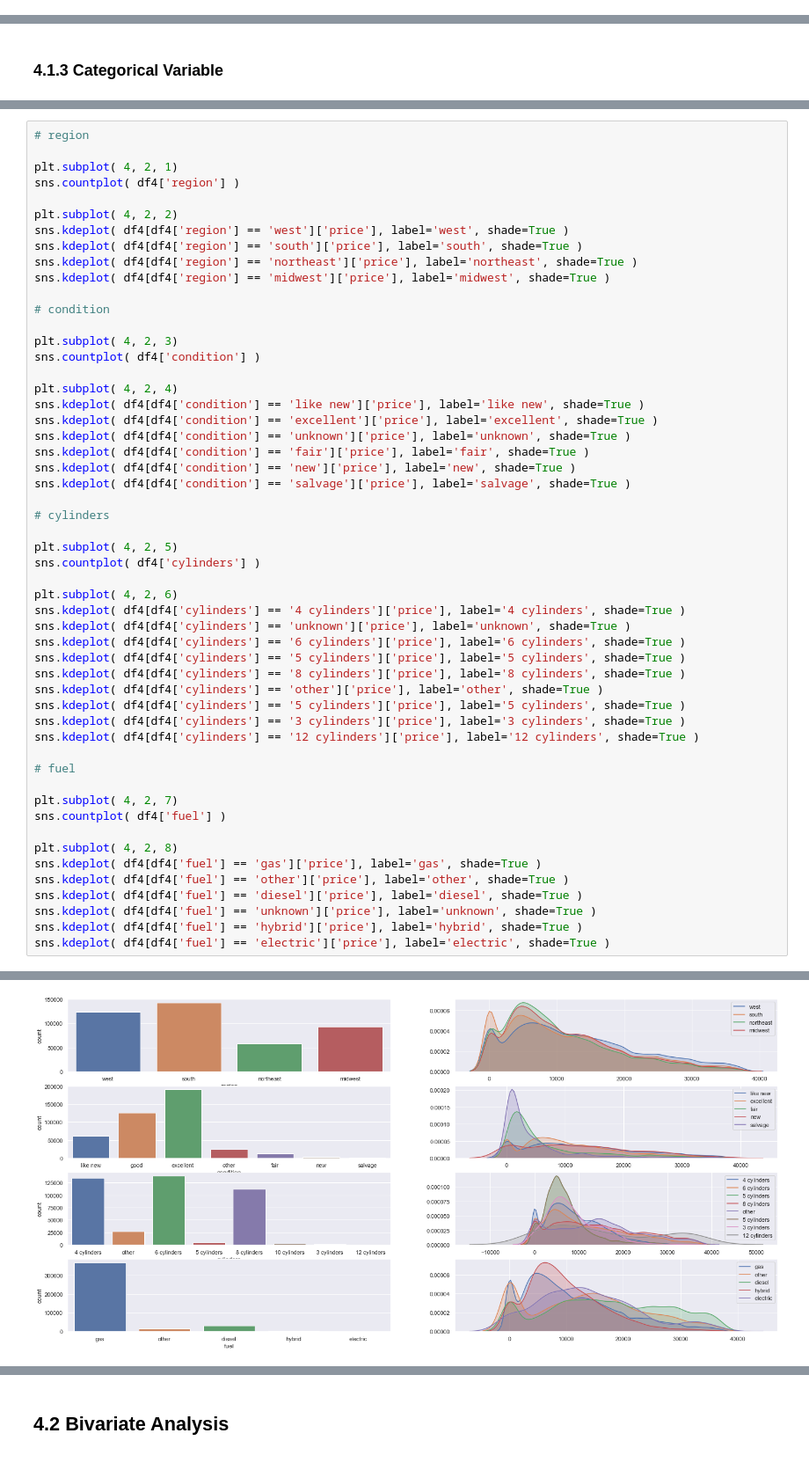
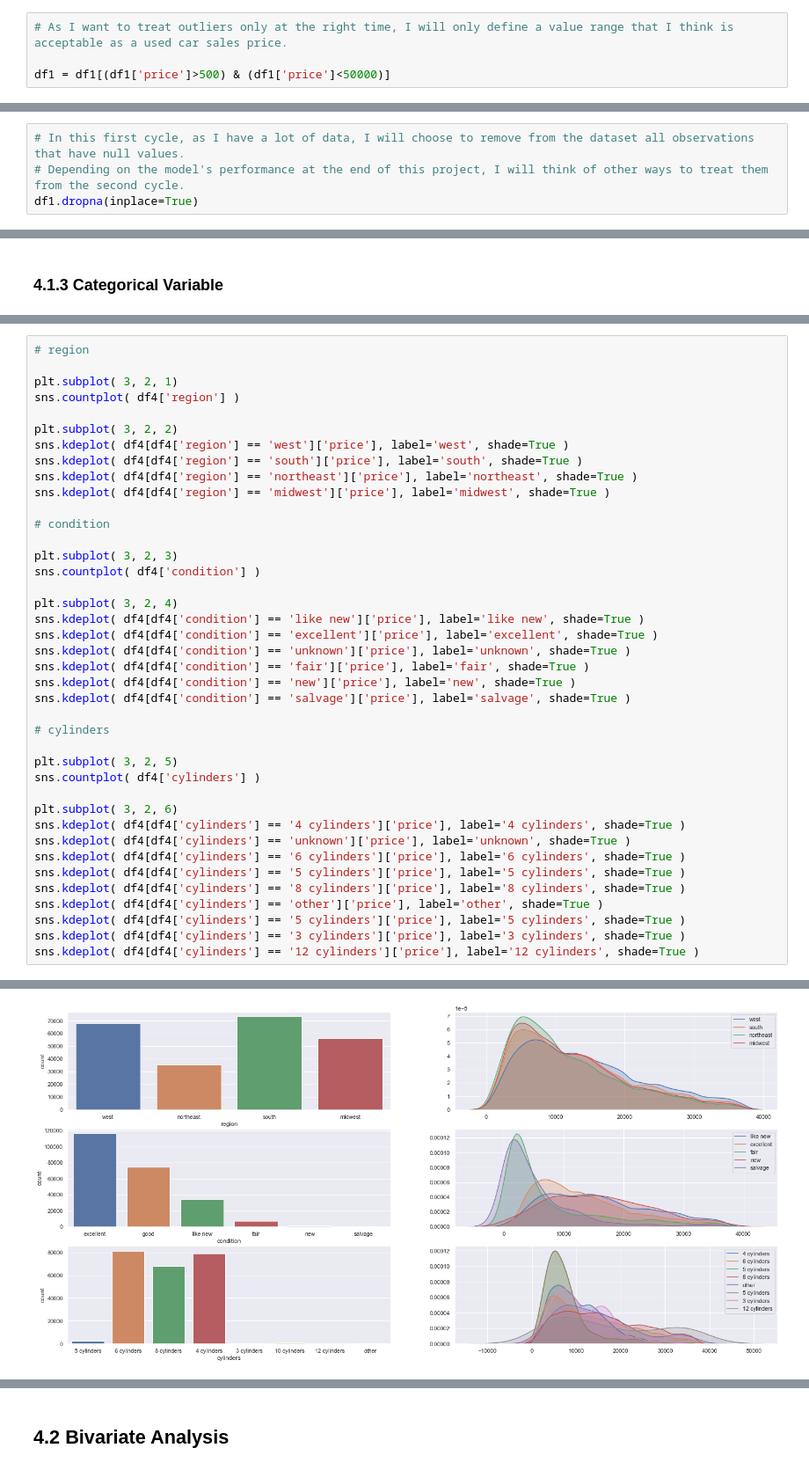
Before and after one commit to panambY/Used_Car_Price, a Jupyter notebook: Used_Car_Price.ipynb, the cells around one changed output, grey strips where cells are left out. Shown at 88% size. Drawn from its saved outputs; the diff is of its cells as text.

```diff
--- a/Used_Car_Price.ipynb
+++ b/Used_Car_Price.ipynb
@@ -170,0 +181,4 @@ dtype: object
+# %%
+# As I want to treat outliers only at the right time, I will only define a value range that I think is acceptable as a used car sales price.
+
+df1 = df1[(df1['price']>500) & (df1['price']<50000)]
@@ -518 +526,5 @@ long            0
 dtype: int64
+# %%
+# In this first cycle, as I have a lot of data, I will choose to remove from the dataset all observations that have null values.
+# Depending on the model's performance at the end of this project, I will think of other ways to treat them from the second cycle.
+df1.dropna(inplace=True)
@@ -1078,10 +1090,10 @@ Name: state, dtype: object
 # %%
 # region
 
-plt.subplot( 4, 2, 1)
+plt.subplot( 3, 2, 1)
 sns.countplot( df4['region'] )
 
-plt.subplot( 4, 2, 2)
+plt.subplot( 3, 2, 2)
 sns.kdeplot( df4[df4['region'] == 'west']['price'], label='west', shade=True )
 sns.kdeplot( df4[df4['region'] == 'south']['price'], label='south', shade=True )
 sns.kdeplot( df4[df4['region'] == 'northeast']['price'], label='northeast', shade=True )
@@ -1089,10 +1101,10 @@ sns.kdeplot( df4[df4['region'] == 'midwest']['price'], label='midwest', shade=Tr
 
 # condition
 
-plt.subplot( 4, 2, 3)
+plt.subplot( 3, 2, 3)
 sns.countplot( df4['condition'] )
 
-plt.subplot( 4, 2, 4)
+plt.subplot( 3, 2, 4)
 sns.kdeplot( df4[df4['condition'] == 'like new']['price'], label='like new', shade=True )
 sns.kdeplot( df4[df4['condition'] == 'excellent']['price'], label='excellent', shade=True )
 sns.kdeplot( df4[df4['condition'] == 'unknown']['price'], label='unknown', shade=True )
@@ -1102,10 +1114,10 @@ sns.kdeplot( df4[df4['condition'] == 'salvage']['price'], label='salvage', shade
 
 # cylinders
 
-plt.subplot( 4, 2, 5)
+plt.subplot( 3, 2, 5)
 sns.countplot( df4['cylinders'] )
 
-plt.subplot( 4, 2, 6)
+plt.subplot( 3, 2, 6)
 sns.kdeplot( df4[df4['cylinders'] == '4 cylinders']['price'], label='4 cylinders', shade=True )
 sns.kdeplot( df4[df4['cylinders'] == 'unknown']['price'], label='unknown', shade=True )
 sns.kdeplot( df4[df4['cylinders'] == '6 cylinders']['price'], label='6 cylinders', shade=True )
@@ -1115,17 +1127,4 @@ sns.kdeplot( df4[df4['cylinders'] == 'other']['price'], label='other', shade=Tru
 sns.kdeplot( df4[df4['cylinders'] == '5 cylinders']['price'], label='5 cylinders', shade=True )
 sns.kdeplot( df4[df4['cylinders'] == '3 cylinders']['price'], label='3 cylinders', shade=True )
 sns.kdeplot( df4[df4['cylinders'] == '12 cylinders']['price'], label='12 cylinders', shade=True )
-
-# fuel
-
-plt.subplot( 4, 2, 7)
-sns.countplot( df4['fuel'] )
-
-plt.subplot( 4, 2, 8)
-sns.kdeplot( df4[df4['fuel'] == 'gas']['price'], label='gas', shade=True )
-sns.kdeplot( df4[df4['fuel'] == 'other']['price'], label='other', shade=True )
-sns.kdeplot( df4[df4['fuel'] == 'diesel']['price'], label='diesel', shade=True )
-sns.kdeplot( df4[df4['fuel'] == 'unknown']['price'], label='unknown', shade=True )
-sns.kdeplot( df4[df4['fuel'] == 'hybrid']['price'], label='hybrid', shade=True )
-sns.kdeplot( df4[df4['fuel'] == 'electric']['price'], label='electric', shade=True )
 # %% [output]
@@ -1133,2 +1132,2 @@ sns.kdeplot( df4[df4['fuel'] == 'electric']['price'], label='electric', shade=Tr
-[figure, old version]
+[figure, new version]
 # %%
```
Also changed, not shown: parts of 86 cells of this notebook.
